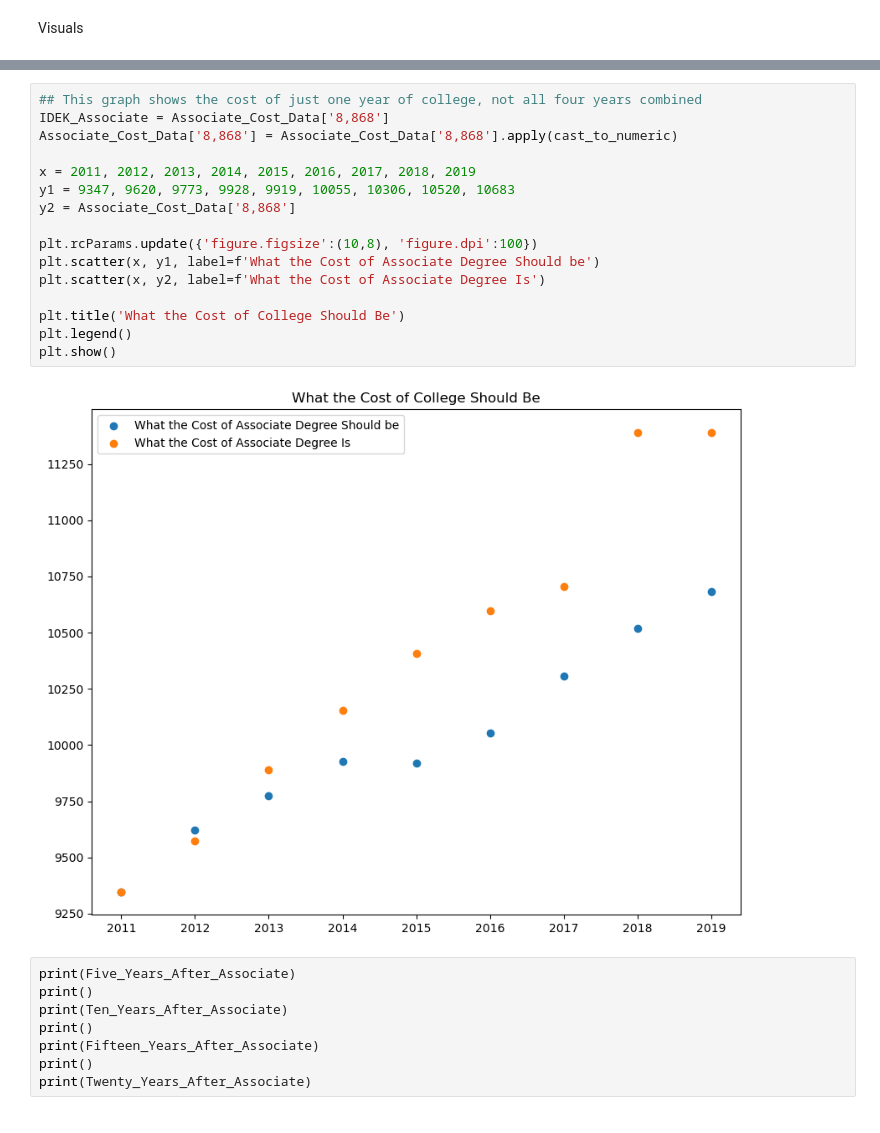
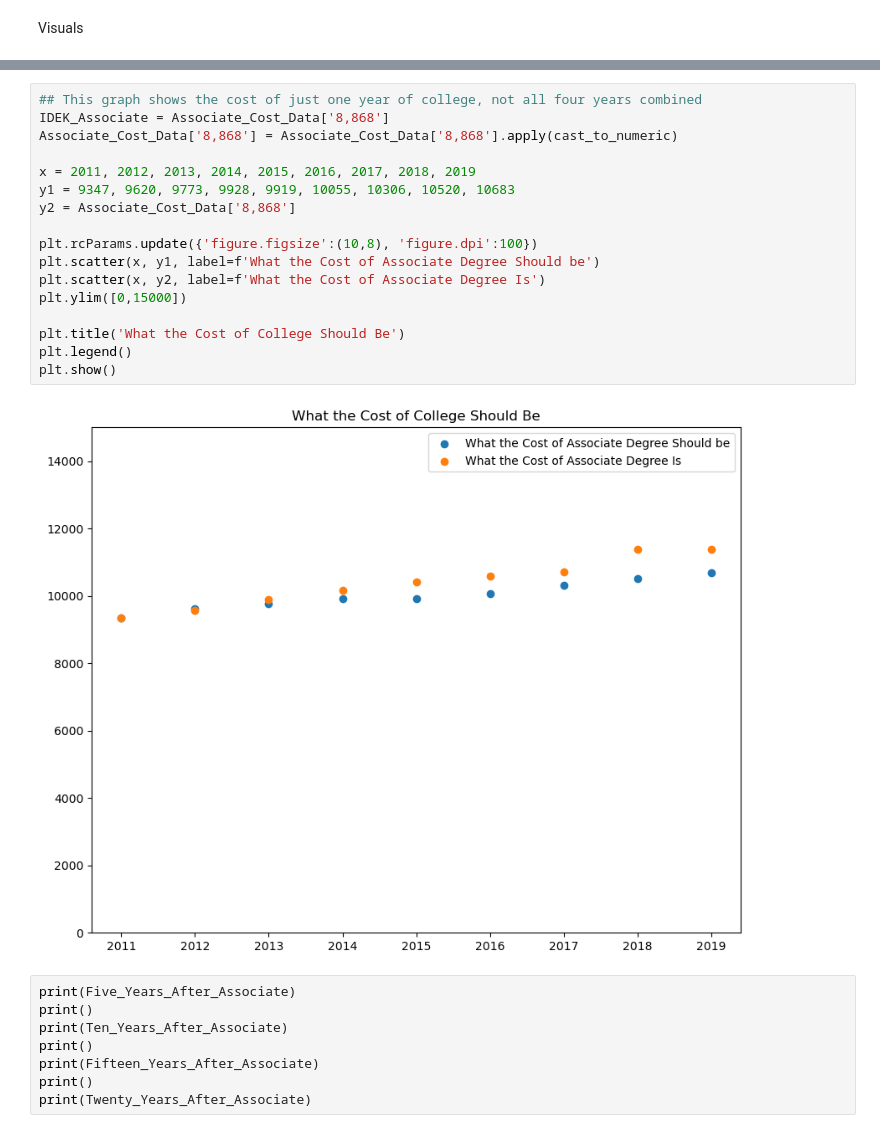
Before and after one commit to SierraAndrews01/Monetary-Value-of-College, a Jupyter notebook: Files/Monetary Value of College.ipynb, the cells around one changed output, grey strips where cells are left out. Saved outputs shown, nothing was run; the diff lists cells and outputs as text.

```diff
--- a/Files/Monetary Value of College.ipynb
+++ b/Files/Monetary Value of College.ipynb
@@ -194,21 +179,22 @@ plt.show()
 # %%
 ## This graph shows the cost of just one year of college, not all four years combined
 IDEK_Associate = Associate_Cost_Data['8,868']
 Associate_Cost_Data['8,868'] = Associate_Cost_Data['8,868'].apply(cast_to_numeric)
 
 x = 2011, 2012, 2013, 2014, 2015, 2016, 2017, 2018, 2019
 y1 = 9347, 9620, 9773, 9928, 9919, 10055, 10306, 10520, 10683
 y2 = Associate_Cost_Data['8,868']
 
 plt.rcParams.update({'figure.figsize':(10,8), 'figure.dpi':100})
 plt.scatter(x, y1, label=f'What the Cost of Associate Degree Should be')
 plt.scatter(x, y2, label=f'What the Cost of Associate Degree Is')
+plt.ylim([0,15000])
 
 plt.title('What the Cost of College Should Be')
 plt.legend()
 plt.show()
 # %% [output]
-[figure, old version]
+[figure, new version]
 # %%
 print(Five_Years_After_Associate)
 print()
```
Also changed, not shown: parts of 8 cells of this notebook.
